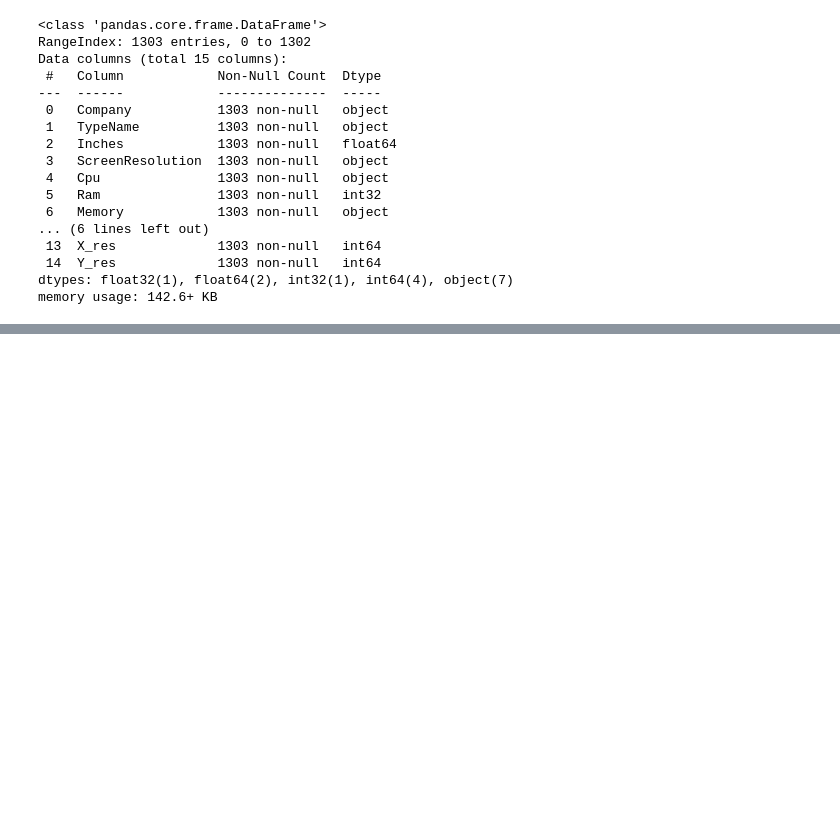
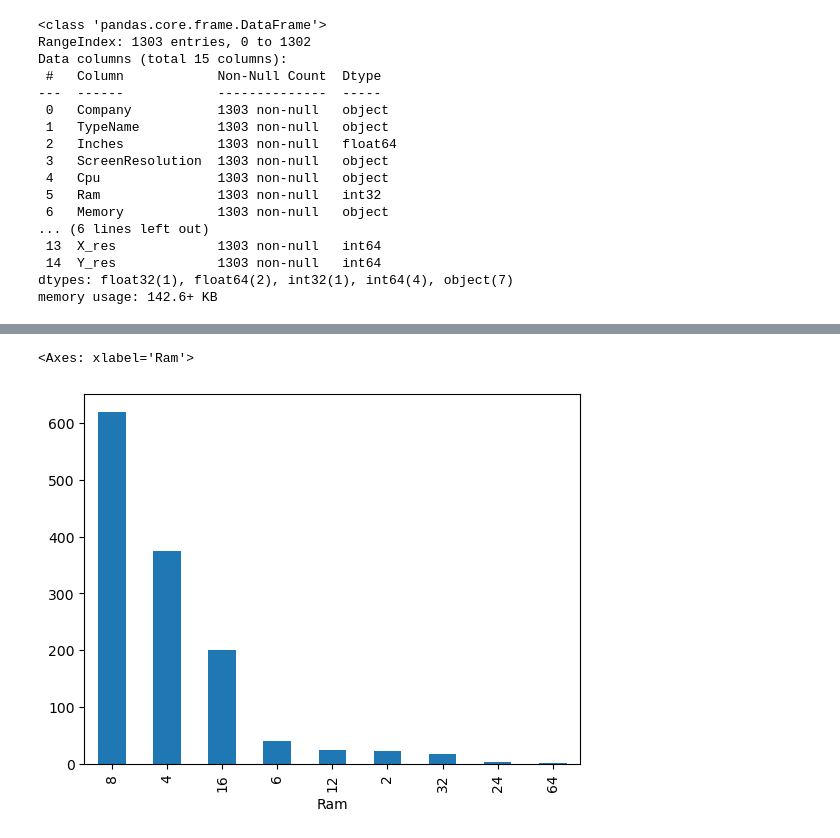
Before and after one commit to AyushNigam-1/ML-Projects, a Jupyter notebook: Car-Price-Prediction/main.ipynb, the cells around one changed output, grey strips where cells are left out. Cells and saved outputs as stored; diff of their text form; code cells hidden in the pictures; blank space fills up the shorter version.

```diff
--- a/Car-Price-Prediction/main.ipynb
+++ b/Car-Price-Prediction/main.ipynb
@@ -238,0 +261,5 @@ df['Cpu brand'].value_counts().plot(kind='bar')
+# %%
+df['Ram'].value_counts().plot(kind='bar')
+# %% [output]
+<Axes: xlabel='Ram'>
+[figure, added]
```
Also changed, not shown: parts of 25 cells of this notebook.
